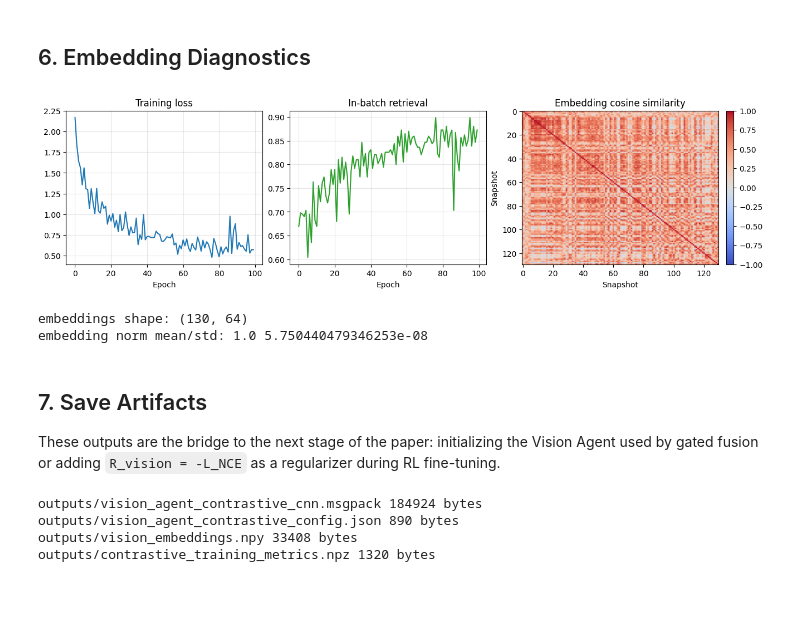
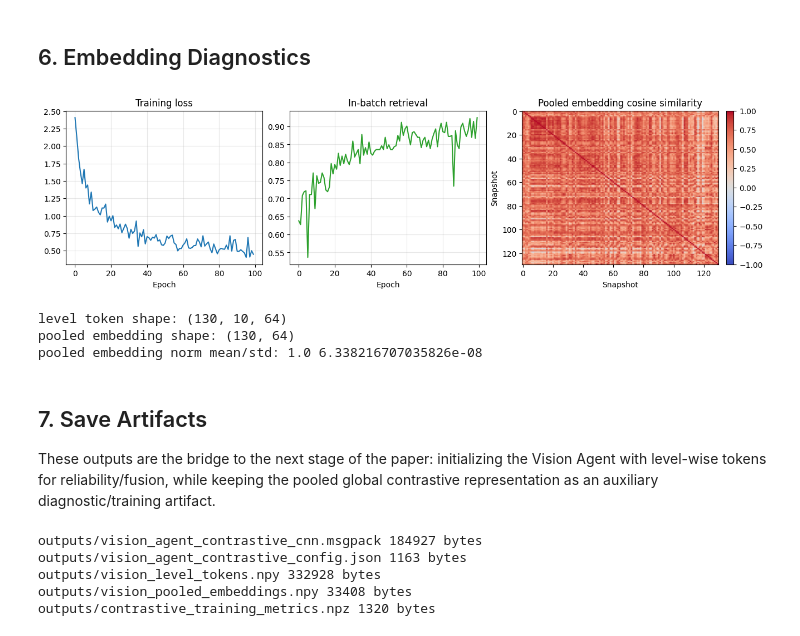
Before and after one commit to hiepday3324/ViT-MARL, a Jupyter notebook: contrastive_vision_agent_pretraining.ipynb, the cells around one changed output. Saved outputs shown, nothing was run; the diff lists cells and outputs as text; code cells hidden in the pictures; blank space fills up the shorter version.

Commit message:
modify output embedding to pooled

```diff
--- a/contrastive_vision_agent_pretraining.ipynb
+++ b/contrastive_vision_agent_pretraining.ipynb
@@ -223,7 +223,7 @@ class VisionCNN(nn.Module):
     projection_dim: int = EMBED_DIM
 
     @nn.compact
-    def __call__(self, x, train=False, return_projection=True):
+    def __call__(self, x, train=False, return_projection=True, return_tokens=False):
         del train
         x = jnp.asarray(x, dtype=jnp.float32)
         x = nn.Conv(features=32, kernel_size=(3, 2), padding="SAME")(x)
@@ -232,10 +232,13 @@ class VisionCNN(nn.Module):
         x = nn.Conv(features=64, kernel_size=(3, 2), padding="SAME")(x)
         x = nn.relu(x)
         x = nn.LayerNorm()(x)
-        x = x.mean(axis=(1, 2))
-        embedding = nn.Dense(128)(x)
-        embedding = nn.relu(embedding)
-        embedding = nn.Dense(self.embed_dim, name="embedding")(embedding)
+        x = x.mean(axis=2)  # Pool feature rows only; keep the K price levels.
+        tokens = nn.Dense(128)(x)
+        tokens = nn.relu(tokens)
+        tokens = nn.Dense(self.embed_dim, name="level_tokens")(tokens)
+        if return_tokens:
+            return tokens
+        embedding = tokens.mean(axis=1)  # Global Pool(Z_t) for auxiliary InfoNCE.
         if not return_projection:
             return embedding
         projection = nn.Dense(128)(embedding)
@@ -284,12 +287,18 @@ optimizer = optax.adamw(learning_rate=LEARNING_RATE, weight_decay=WEIGHT_DECAY)
 state = train_state.TrainState.create(apply_fn=model.apply, params=params, tx=optimizer)
 
 test_projection = model.apply({"params": state.params}, jnp.asarray(x_data[:8]))
+test_tokens = model.apply(
+    {"params": state.params},
+    jnp.asarray(x_data[:8]),
+    return_tokens=True,
+)
 test_embedding = model.apply(
     {"params": state.params},
     jnp.asarray(x_data[:8]),
     return_projection=False,
 )
 print("projection shape:", test_projection.shape)
-print("embedding shape:", test_embedding.shape)
+print("level token shape:", test_tokens.shape)
+print("pooled embedding shape:", test_embedding.shape)
 # %% [output]
 projection shape: (8, 64)
@@ -365,46 +375,55 @@ training time: 7.7s
 ## 6. Embedding Diagnostics
 # %%
 @jax.jit
-def encode(params, batch):
+def encode_tokens(params, batch):
+    return model.apply({"params": params}, batch, return_tokens=True)
+
+
+@jax.jit
+def encode_pooled(params, batch):
     emb = model.apply({"params": params}, batch, return_projection=False)
     return l2_normalize(emb)
 
 
-embeddings = np.asarray(encode(state.params, jnp.asarray(x_data)))
-similarity = embeddings @ embeddings.T
+level_tokens = np.asarray(encode_tokens(state.params, jnp.asarray(x_data)))
+pooled_embeddings = np.asarray(encode_pooled(state.params, jnp.asarray(x_data)))
+similarity = pooled_embeddings @ pooled_embeddings.T
 
 fig, axes = plt.subplots(1, 3, figsize=(13, 3.5), constrained_layout=True)
 axes[0].plot(loss_history, label="InfoNCE loss")
 axes[0].set_xlabel("Epoch")
 axes[0].set_title("Training loss")
 axes[0].grid(True, alpha=0.3)
 
 axes[1].plot(acc_history, label="Retrieval acc", color="tab:green")
 axes[1].set_xlabel("Epoch")
 axes[1].set_title("In-batch retrieval")
 axes[1].grid(True, alpha=0.3)
 
 im = axes[2].imshow(similarity, aspect="auto", cmap="coolwarm", vmin=-1, vmax=1)
-axes[2].set_title("Embedding cosine similarity")
+axes[2].set_title("Pooled embedding cosine similarity")
 axes[2].set_xlabel("Snapshot")
 axes[2].set_ylabel("Snapshot")
 fig.colorbar(im, ax=axes[2], fraction=0.046, pad=0.04)
 plt.show()
 
-print("embeddings shape:", embeddings.shape)
-print("embedding norm mean/std:", float(np.linalg.norm(embeddings, axis=1).mean()), float(np.linalg.norm(embeddings, axis=1).std()))
+print("level token shape:", level_tokens.shape)
+print("pooled embedding shape:", pooled_embeddings.shape)
+print("pooled embedding norm mean/std:", float(np.linalg.norm(pooled_embeddings, axis=1).mean()), float(np.linalg.norm(pooled_embeddings, axis=1).std()))
 # %% [output]
-[figure, old version]
+[figure, new version]
-embeddings shape: (130, 64)
-embedding norm mean/std: 1.0 5.750440479346253e-08
+level token shape: (130, 10, 64)
+pooled embedding shape: (130, 64)
+pooled embedding norm mean/std: 1.0 6.338216707035826e-08
 # %% [markdown]
 ## 7. Save Artifacts
 
-These outputs are the bridge to the next stage of the paper: initializing the Vision Agent used by gated fusion or adding `R_vision = -L_NCE` as a regularizer during RL fine-tuning.
+These outputs are the bridge to the next stage of the paper: initializing the Vision Agent with level-wise tokens for reliability/fusion, while keeping the pooled global contrastive representation as an auxiliary diagnostic/training artifact.
 # %%
 params_path = OUTPUT_DIR / "vision_agent_contrastive_cnn.msgpack"
 config_path = OUTPUT_DIR / "vision_agent_contrastive_config.json"
-embeddings_path = OUTPUT_DIR / "vision_embeddings.npy"
+tokens_path = OUTPUT_DIR / "vision_level_tokens.npy"
+pooled_embeddings_path = OUTPUT_DIR / "vision_pooled_embeddings.npy"
 metrics_path = OUTPUT_DIR / "contrastive_training_metrics.npz"
 
 with params_path.open("wb") as f:
@@ -418,6 +437,12 @@ config = {
     "batch_size": int(BATCH_SIZE),
     "temperature": float(TEMPERATURE),
     "embed_dim": int(EMBED_DIM),
+    "n_levels": int(vision_obs_all.shape[1]),
+    "token_shape": [int(vision_obs_all.shape[1]), int(EMBED_DIM)],
+    "pooled_embedding_shape": [int(EMBED_DIM)],
+    "vision_output": "level_tokens",
+    "pooling": "mean_over_levels",
+    "contrastive_objective": "global InfoNCE after pooling level-wise tokens",
     "learning_rate": float(LEARNING_RATE),
     "weight_decay": float(WEIGHT_DECAY),
     "jitter_std": float(JITTER_STD),
@@ -426,24 +451,26 @@ config = {
     "feature_mean": feature_mean.squeeze(0).tolist(),
     "feature_std": feature_std.squeeze(0).tolist(),
     "jax_platforms": os.environ.get("JAX_PLATFORMS"),
-    "paper_stage": "Vision Agent InfoNCE pretraining",
+    "paper_stage": "Vision Agent level-wise token pretraining with global InfoNCE",
 }
 with config_path.open("w", encoding="utf-8") as f:
     json.dump(config, f, indent=2)
 
-np.save(embeddings_path, embeddings.astype(np.float32))
+np.save(tokens_path, level_tokens.astype(np.float32))
+np.save(pooled_embeddings_path, pooled_embeddings.astype(np.float32))
 np.savez(
     metrics_path,
     loss=np.asarray(loss_history, dtype=np.float32),
     retrieval_acc=np.asarray(acc_history, dtype=np.float32),
 )
 
-for path in [params_path, config_path, embeddings_path, metrics_path]:
+for path in [params_path, config_path, tokens_path, pooled_embeddings_path, metrics_path]:
     if not path.exists() or path.stat().st_size == 0:
         raise RuntimeError(f"Artifact was not written correctly: {path}")
     print(path, path.stat().st_size, "bytes")
 # %% [output]
-outputs/vision_agent_contrastive_cnn.msgpack 184924 bytes
-outputs/vision_agent_contrastive_config.json 890 bytes
-outputs/vision_embeddings.npy 33408 bytes
+outputs/vision_agent_contrastive_cnn.msgpack 184927 bytes
+outputs/vision_agent_contrastive_config.json 1163 bytes
+outputs/vision_level_tokens.npy 332928 bytes
+outputs/vision_pooled_embeddings.npy 33408 bytes
 outputs/contrastive_training_metrics.npz 1320 bytes
```
Also changed, not shown: parts of 6 cells of this notebook, 8 other files.
